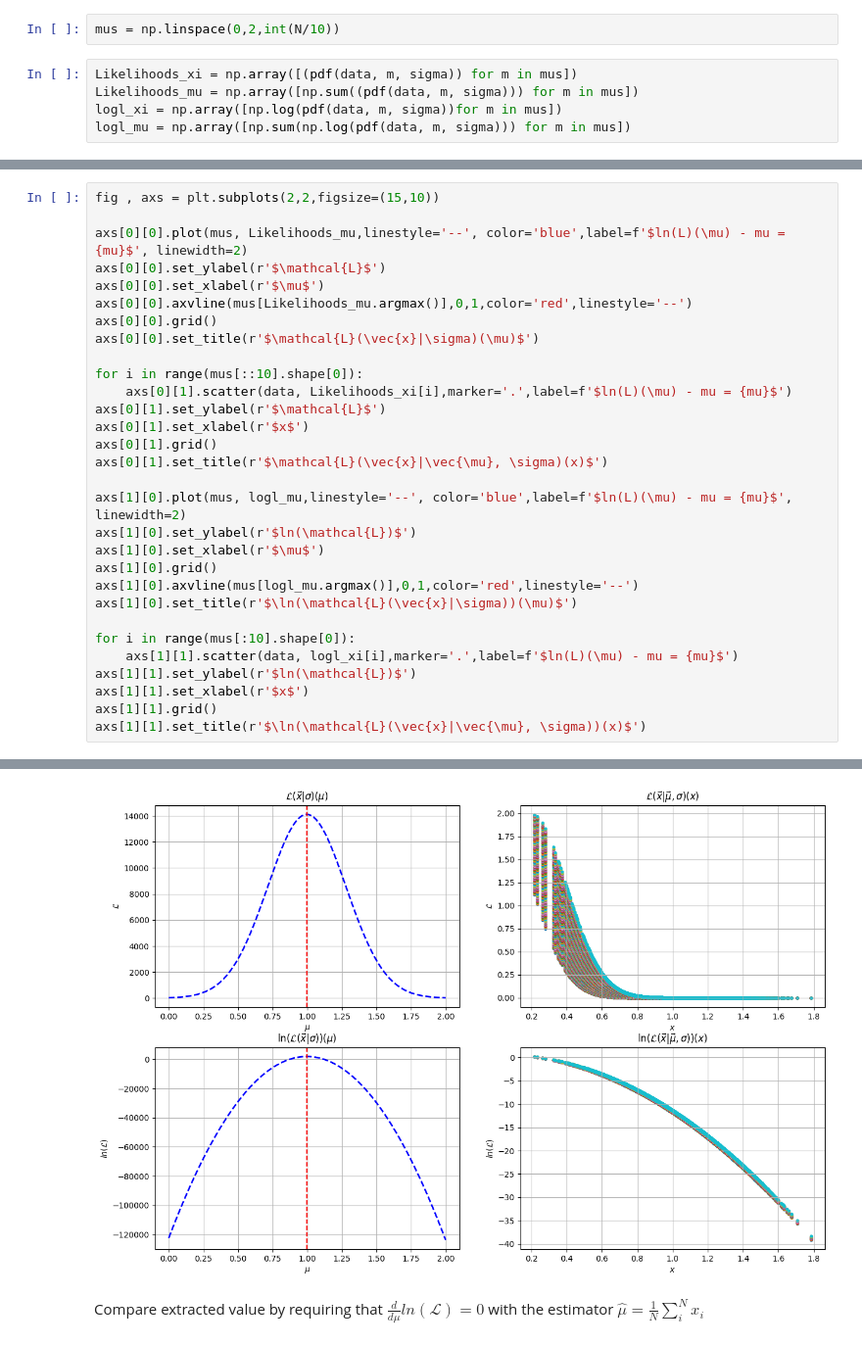
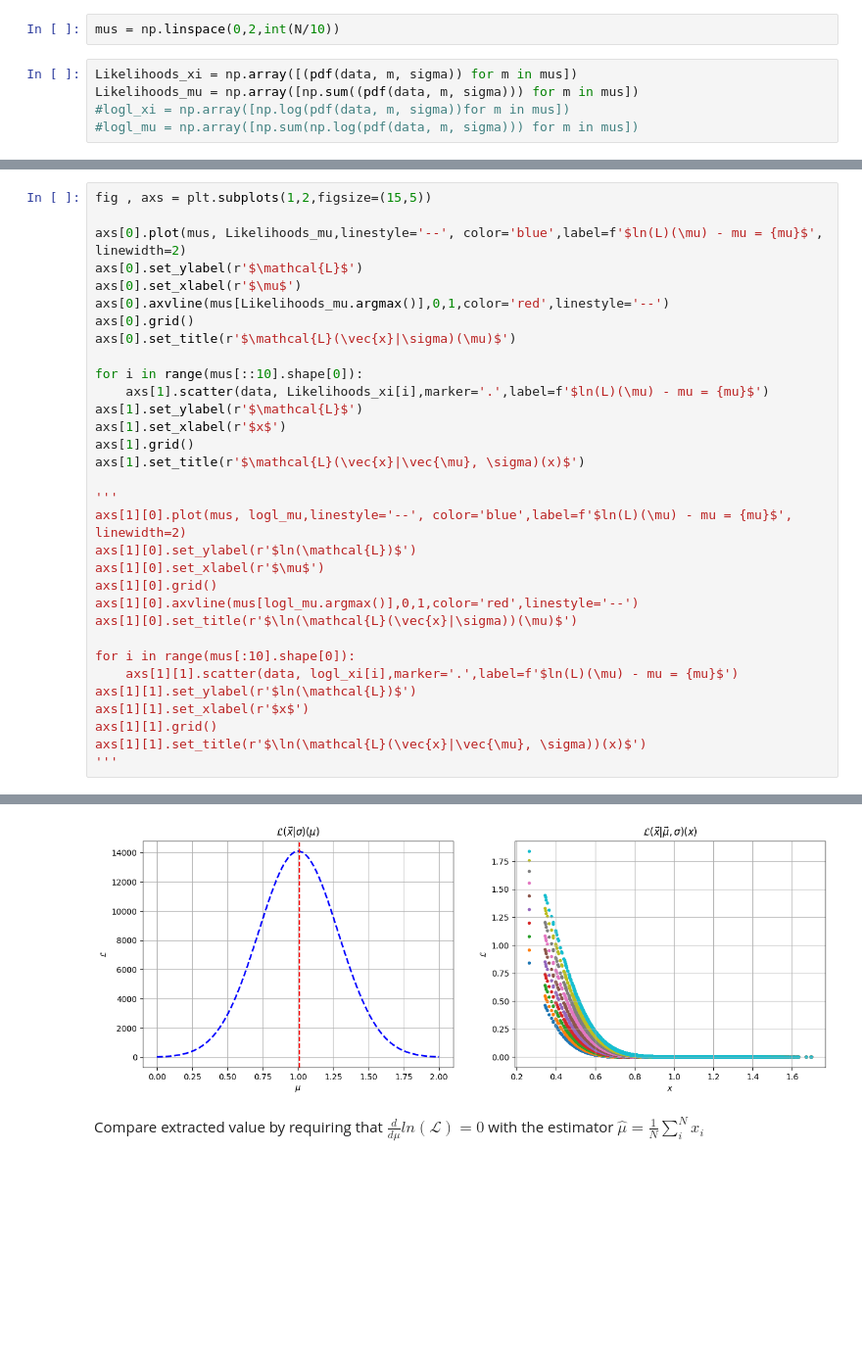
Before and after one commit to Richardforphys/AstroStatistics, a Jupyter notebook: AML/Notebooks/AstroStatistics/quas_po.ipynb, the cells around one changed output, grey strips where cells are left out. Shown at 98% size. Drawn from its saved outputs; the diff is of its cells as text; blank space fills up the shorter version.

```diff
--- a/AML/Notebooks/AstroStatistics/quas_po.ipynb
+++ b/AML/Notebooks/AstroStatistics/quas_po.ipynb
@@ -41,5 +41,5 @@ mus = np.linspace(0,2,int(N/10))
 # %%
 Likelihoods_xi = np.array([(pdf(data, m, sigma)) for m in mus])
 Likelihoods_mu = np.array([np.sum((pdf(data, m, sigma))) for m in mus])
-logl_xi = np.array([np.log(pdf(data, m, sigma))for m in mus])
-logl_mu = np.array([np.sum(np.log(pdf(data, m, sigma))) for m in mus])
+#logl_xi = np.array([np.log(pdf(data, m, sigma))for m in mus])
+#logl_mu = np.array([np.sum(np.log(pdf(data, m, sigma))) for m in mus])
@@ -50,20 +46,21 @@ ok!
 # %%
-fig , axs = plt.subplots(2,2,figsize=(15,10))
+fig , axs = plt.subplots(1,2,figsize=(15,5))
 
-axs[0][0].plot(mus, Likelihoods_mu,linestyle='--', color='blue',label=f'$ln(L)(\mu) - mu = {mu}$', linewidth=2)
-axs[0][0].set_ylabel(r'$\mathcal{L}$')
-axs[0][0].set_xlabel(r'$\mu$')
-axs[0][0].axvline(mus[Likelihoods_mu.argmax()],0,1,color='red',linestyle='--')
-axs[0][0].grid()
-axs[0][0].set_title(r'$\mathcal{L}(\vec{x}|\sigma)(\mu)$')
+axs[0].plot(mus, Likelihoods_mu,linestyle='--', color='blue',label=f'$ln(L)(\mu) - mu = {mu}$', linewidth=2)
+axs[0].set_ylabel(r'$\mathcal{L}$')
+axs[0].set_xlabel(r'$\mu$')
+axs[0].axvline(mus[Likelihoods_mu.argmax()],0,1,color='red',linestyle='--')
+axs[0].grid()
+axs[0].set_title(r'$\mathcal{L}(\vec{x}|\sigma)(\mu)$')
 
 for i in range(mus[::10].shape[0]):
-    axs[0][1].scatter(data, Likelihoods_xi[i],marker='.',label=f'$ln(L)(\mu) - mu = {mu}$')
-axs[0][1].set_ylabel(r'$\mathcal{L}$')
-axs[0][1].set_xlabel(r'$x$')
-axs[0][1].grid()
-axs[0][1].set_title(r'$\mathcal{L}(\vec{x}|\vec{\mu}, \sigma)(x)$')
+    axs[1].scatter(data, Likelihoods_xi[i],marker='.',label=f'$ln(L)(\mu) - mu = {mu}$')
+axs[1].set_ylabel(r'$\mathcal{L}$')
+axs[1].set_xlabel(r'$x$')
+axs[1].grid()
+axs[1].set_title(r'$\mathcal{L}(\vec{x}|\vec{\mu}, \sigma)(x)$')
 
+'''
 axs[1][0].plot(mus, logl_mu,linestyle='--', color='blue',label=f'$ln(L)(\mu) - mu = {mu}$', linewidth=2)
 axs[1][0].set_ylabel(r'$ln(\mathcal{L})$')
 axs[1][0].set_xlabel(r'$\mu$')
@@ -77,4 +74,5 @@ axs[1][1].set_ylabel(r'$ln(\mathcal{L})$')
 axs[1][1].set_xlabel(r'$x$')
 axs[1][1].grid()
 axs[1][1].set_title(r'$\ln(\mathcal{L}(\vec{x}|\vec{\mu}, \sigma))(x)$')
+'''
 # %% [output]
@@ -82,4 +80,4 @@ Text(0.5, 1.0, '$\\ln(\\mathcal{L}(\\vec{x}|\\vec{\\mu}, \\sigma))(x)$')
-[figure, old version]
+[figure, new version]
 # %% [markdown]
 Compare extracted value by requiring that $\frac{d}{d\mu}ln(\mathcal{L}) = 0$ with the estimator $\hat{\mu} = \frac{1}{N} \sum_{i}^{N} x_{i}$
 # %%
```
Also changed, not shown: parts of 36 cells of this notebook.
